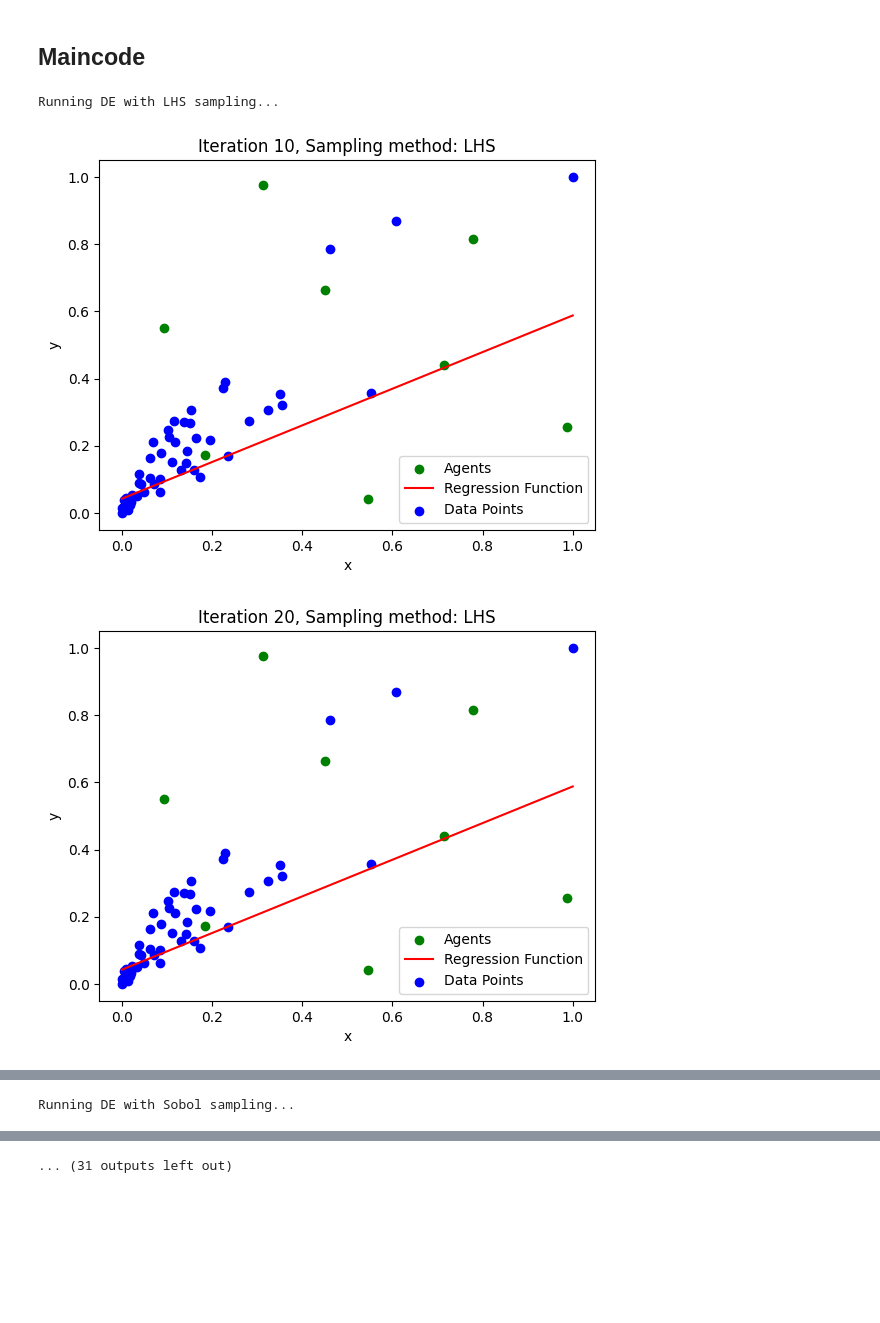
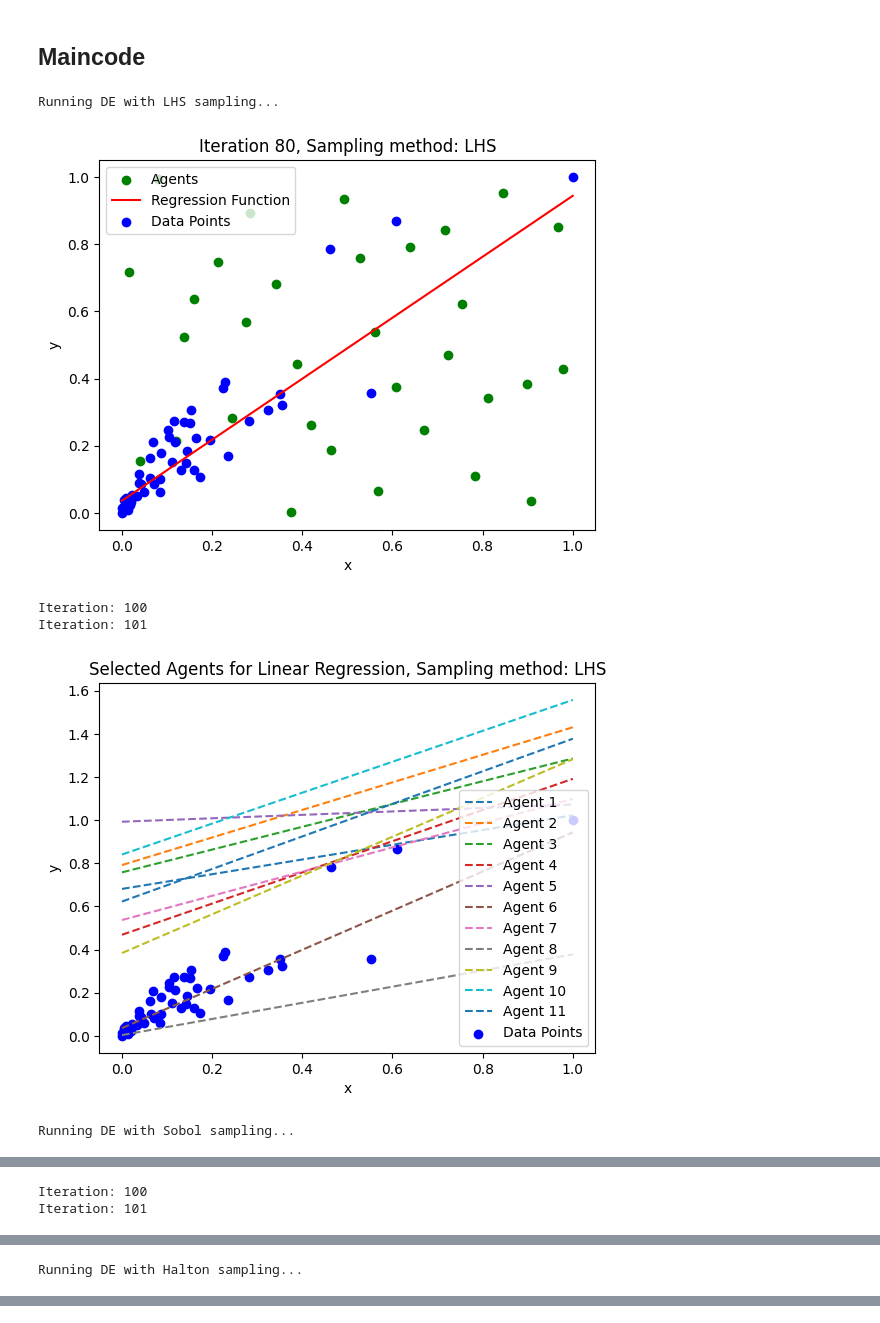
Before and after one commit to SnowTrash/pyHikethroug, a Jupyter notebook: Practica_3_DatosReales.ipynb, the cells around one changed output, grey strips where cells are left out. Drawn from its saved outputs; the diff is of its cells as text; code cells hidden in the pictures; blank space fills up the shorter version.

```diff
--- a/Practica_3_DatosReales.ipynb
+++ b/Practica_3_DatosReales.ipynb
@@ -103,13 +73,13 @@ y = (y - y_min) / (y_max - y_min)
 f_range = np.array([[0, 1], [0, 1]])
 
 # The maximum number of iterations is established.
-max_iter = 50
+max_iter = 100
 
 # Create regression data
 #x, y = generate_regression_data(num_points=100, noise_stddev=0.1)
 
 # Number of agents
-num_agents = 8
+num_agents = 32
 
 
 # Function to initialize the population using different sampling techniques
@@ -153,7 +123,7 @@ def initialize_population(dimensions, f_range, num_agents, sampling_technique):
     return agents
 
 
-def differential_evolution(agents, max_iter, m, cross_p, plot_interval=10, technique=None):
+def differential_evolution(agents, max_iter, m, cross_p, plot_interval=80, technique=None):
     dimensions = agents.shape[1]
     num_agents = agents.shape[0]
     best_params = None
@@ -217,7 +187,7 @@ def differential_evolution(agents, max_iter, m, cross_p, plot_interval=10, techn
             y_reg = best_params[0] * x_reg + best_params[1]
 
             # Check if this agent was selected for linear regression
-            if i%2 == 0:
+            if i%3 == 0:
                 selected_agents_iteration.append(agents[i])
 
         selected_agents.append(selected_agents_iteration)
@@ -241,7 +211,7 @@ def differential_evolution(agents, max_iter, m, cross_p, plot_interval=10, techn
 
 
         iter += 1
-        if iter > 299:
+        if iter > 99:
             print("Iteration:", iter)
 
     return best_params, best_mse ,selected_agents
@@ -262,7 +232,7 @@ for technique in sampling_techniques:
     agents = initialize_population(dimensions, f_range, num_agents, technique)
 
     # default m and cross_p (0.5 , 0.2)
-    best_params, best_mse, selected_agents = differential_evolution(agents, max_iter, 2.5, 1.4, technique=technique)
+    best_params, best_mse, selected_agents = differential_evolution(agents, max_iter, 3.6, 1.7, technique=technique)
 
         # Denormalize the best parameters
     best_params_denormalized = [
@@ -296,32 +266,35 @@ for technique in sampling_techniques:
 
 # Print the best results for each sampling method
 for method, result in results.items():
     print(f"\nBest results for {method}:")
     print(f"Best parameters: {result[0]}")
     print(f"Best MSE: {result[1]:.6f}\n")  # Format MSE with 6 decimal places
 
 # Determine the "best technique" based on the lowest MSE value
 best_technique = min(fitness_values, key=lambda k: fitness_values[k])
 best_params = results[best_technique][0]
 best_mse = results[best_technique][1]
 
 # Print the best results
 print("Best sampling technique based on MSE:")
 print(f"Sampling method: {best_technique}")
 print(f"Best parameters: {best_params}")
 print(f"Best MSE: {best_mse}")
 
 # Determine the "best technique" based on the lowest MSE value
 best_technique = min(fitness_values, key=lambda k: fitness_values[k])
 best_params = results[best_technique][0]
 best_mse = results[best_technique][1]
 
 # Print the best results
 print("Best sampling technique based on MSE:")
 print(f"Sampling method: {best_technique}")
 print(f"Best parameters: {best_params}")
 print(f"Best MSE: {best_mse}")
 # %% [output]
 Running DE with LHS sampling...
-[figure, old version]
+[figure, new version]
+Iteration: 100
+Iteration: 101
-[figure, old version]
+[figure, new version]
+Running DE with Sobol sampling...
@@ -328,0 +302,2 @@ Running DE with LHS sampling...
+Iteration: 100
+Iteration: 101
@@ -329,0 +305 @@ Running DE with LHS sampling...
+Running DE with Halton sampling...
@@ -332 +309,0 @@ Running DE with LHS sampling...
-Running DE with Sobol sampling...
@@ -337 +309,0 @@ Running DE with Sobol sampling...
-... (31 outputs left out)
```
Also changed, not shown: parts of 5 cells of this notebook.
